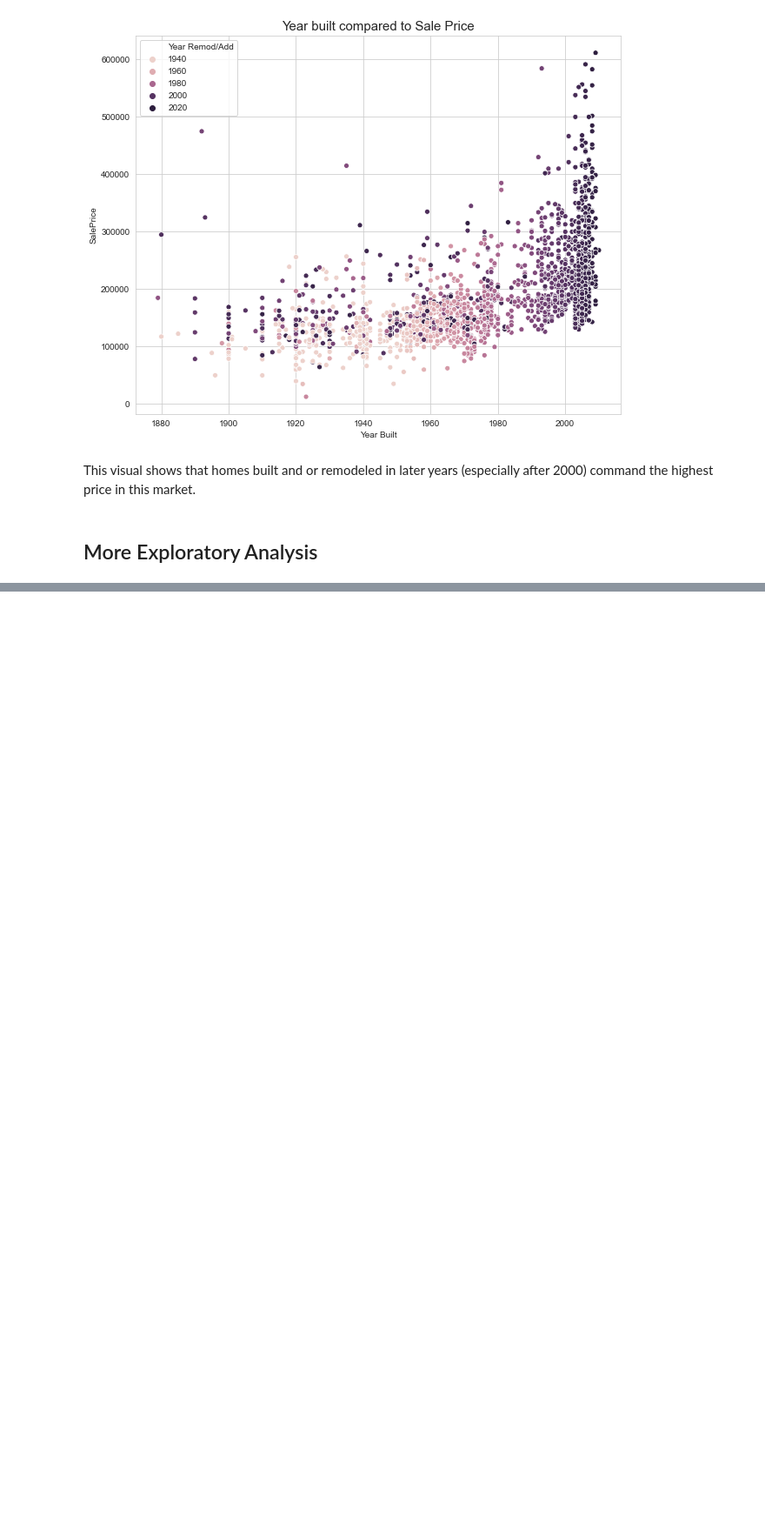
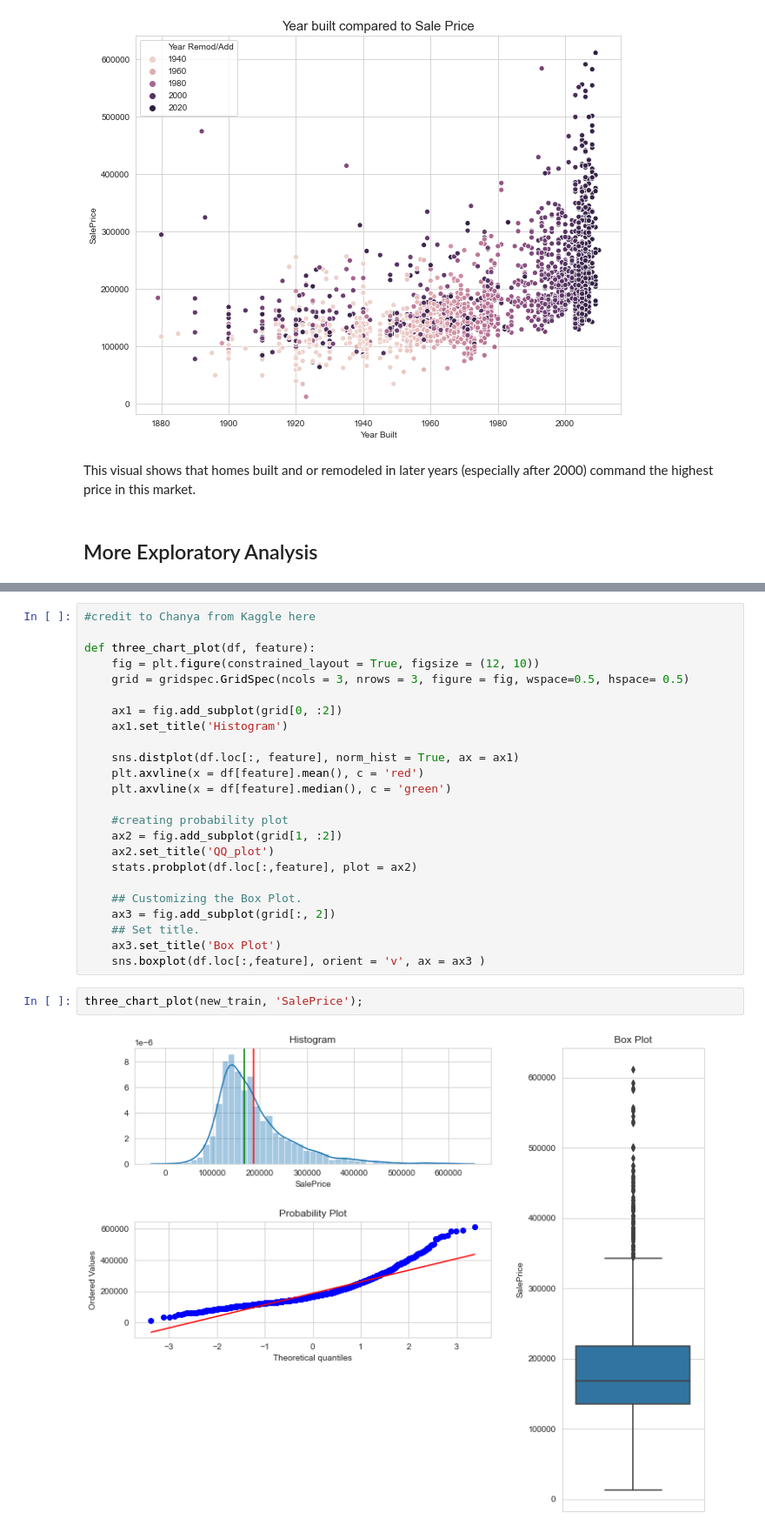
Before and after one commit to ianibogwu/Projects, a Jupyter notebook: GA-projects/01-Ames-housing/Cleaning_EDA.ipynb, the cells around one changed output, grey strips where cells are left out. Shown at 87% size. Saved outputs shown, nothing was run; the diff lists cells and outputs as text; blank space fills up the shorter version.

```diff
--- a/GA-projects/01-Ames-housing/Cleaning_EDA.ipynb
+++ b/GA-projects/01-Ames-housing/Cleaning_EDA.ipynb
@@ -378,0 +393,28 @@ visuals(new_train, 'MS SubClass', 'SalePrice');
+# %%
+#credit to Chanya from Kaggle here
+
+def three_chart_plot(df, feature):
+    fig = plt.figure(constrained_layout = True, figsize = (12, 10))
+    grid = gridspec.GridSpec(ncols = 3, nrows = 3, figure = fig, wspace=0.5, hspace= 0.5)
+
+    ax1 = fig.add_subplot(grid[0, :2])
+    ax1.set_title('Histogram')
+
+    sns.distplot(df.loc[:, feature], norm_hist = True, ax = ax1)
+    plt.axvline(x = df[feature].mean(), c = 'red')
+    plt.axvline(x = df[feature].median(), c = 'green')
+
+    #creating probability plot
+    ax2 = fig.add_subplot(grid[1, :2])
+    ax2.set_title('QQ_plot')
+    stats.probplot(df.loc[:,feature], plot = ax2)
+
+    ## Customizing the Box Plot.
+    ax3 = fig.add_subplot(grid[:, 2])
+    ## Set title.
+    ax3.set_title('Box Plot')
+    sns.boxplot(df.loc[:,feature], orient = 'v', ax = ax3 )
+# %%
+three_chart_plot(new_train, 'SalePrice');
+# %% [output]
+[figure, added]
```
Also changed, not shown: parts of 8 cells of this notebook.
